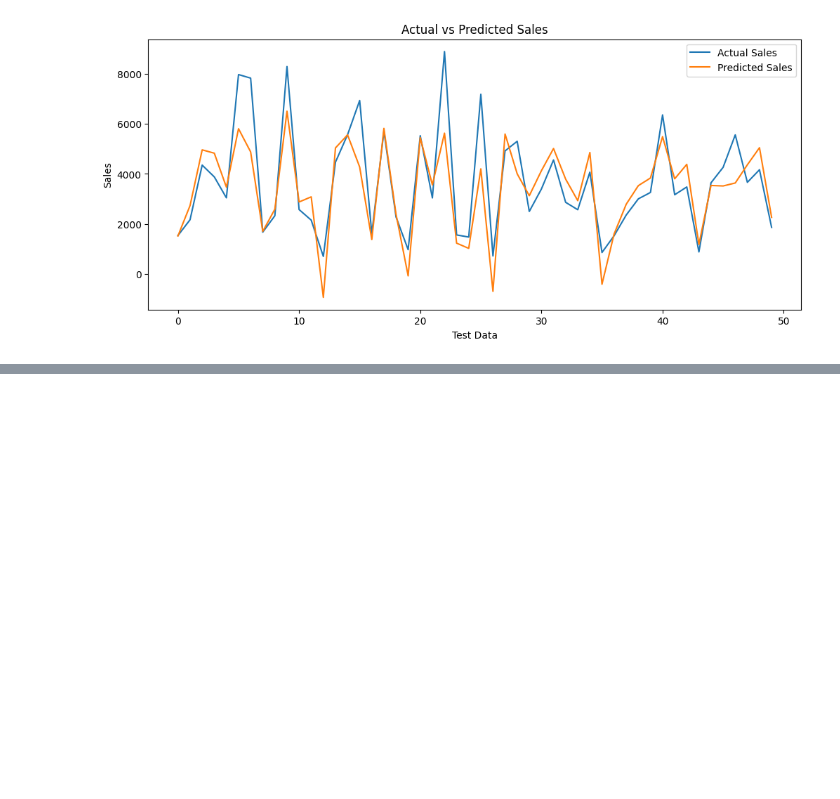
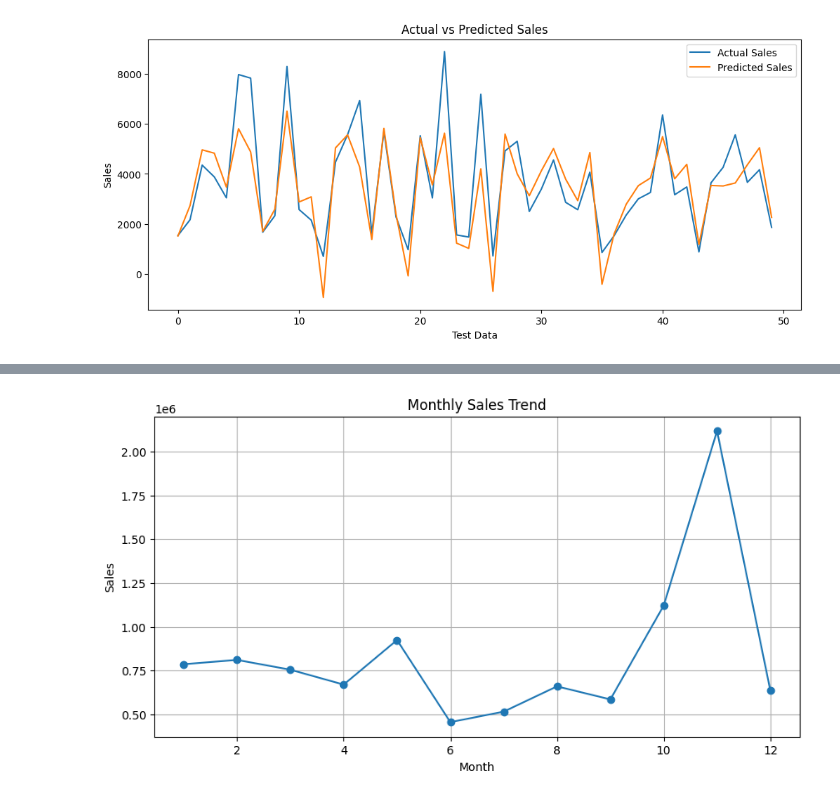
Before and after one commit to VadaboinaSowjanya/FUTURE_ML_01, a Jupyter notebook: notebook/sales_forecasting.ipynb, the cells around one changed output, grey strips where cells are left out. Saved outputs shown, nothing was run; the diff lists cells and outputs as text; code cells hidden in the pictures; blank space fills up the shorter version.

```diff
--- a/notebook/sales_forecasting.ipynb
+++ b/notebook/sales_forecasting.ipynb
@@ -202,0 +229,15 @@ plt.show()
+# %%
+monthly_sales = df.groupby(df['ORDERDATE'].dt.month)['SALES'].sum()
+
+plt.figure(figsize=(10,5))
+monthly_sales.plot(marker='o')
+
+plt.title("Monthly Sales Trend")
+plt.xlabel("Month")
+plt.ylabel("Sales")
+
+plt.grid()
+
+plt.show()
+# %% [output]
+[figure, added]
```
Also changed, not shown: parts of 3 cells of this notebook, 6 other files.
